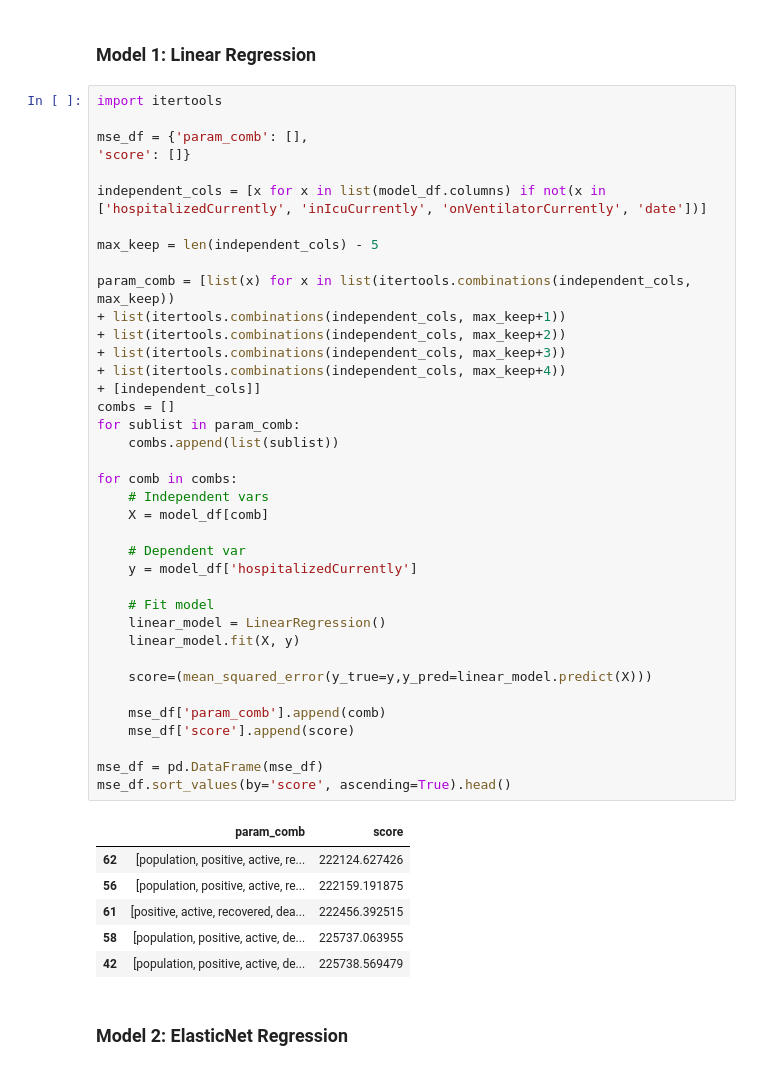
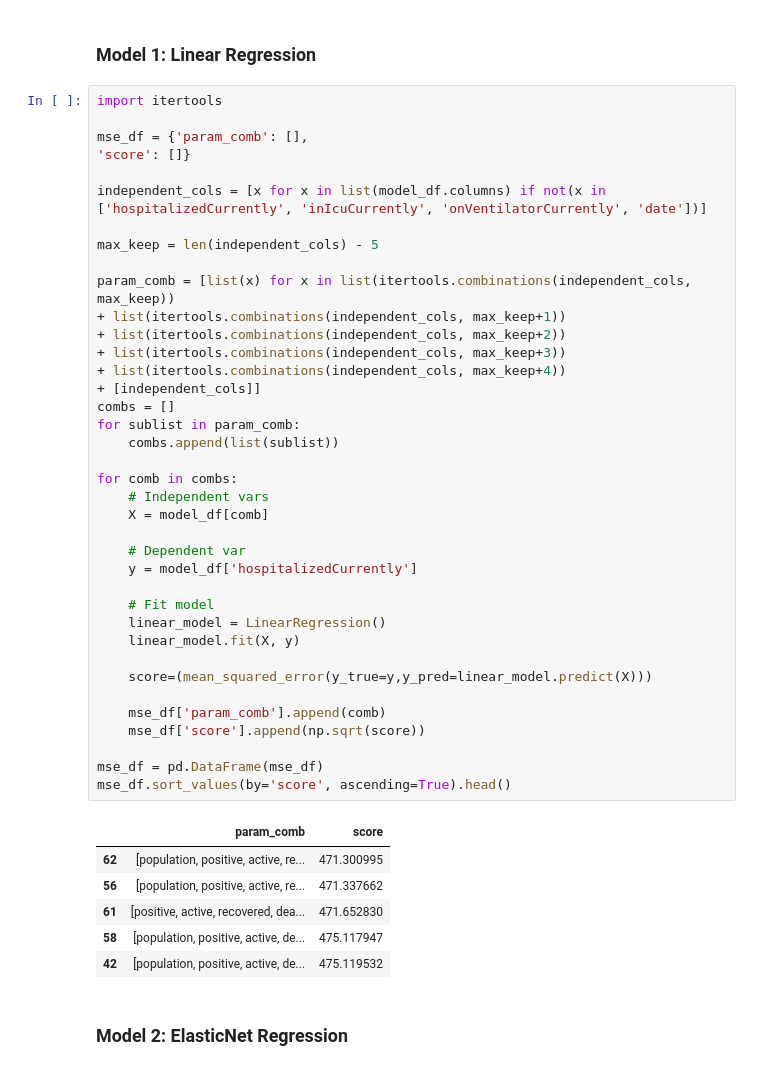
Before and after one commit to neilmizzi/COVID19, a Jupyter notebook: main.ipynb, the cells around one changed output. Saved outputs shown, nothing was run; the diff lists cells and outputs as text.

```diff
--- a/main.ipynb
+++ b/main.ipynb
@@ -417,39 +417,39 @@ max_keep = len(independent_cols) - 5
 
 param_comb = [list(x) for x in list(itertools.combinations(independent_cols, max_keep))
 + list(itertools.combinations(independent_cols, max_keep+1))
 + list(itertools.combinations(independent_cols, max_keep+2))
 + list(itertools.combinations(independent_cols, max_keep+3))
 + list(itertools.combinations(independent_cols, max_keep+4))
 + [independent_cols]]
 combs = []
 for sublist in param_comb:
     combs.append(list(sublist))
 
 for comb in combs:
     # Independent vars
     X = model_df[comb]
 
     # Dependent var
     y = model_df['hospitalizedCurrently']
 
     # Fit model
     linear_model = LinearRegression()
     linear_model.fit(X, y)
 
     score=(mean_squared_error(y_true=y,y_pred=linear_model.predict(X)))
 
     mse_df['param_comb'].append(comb)
-    mse_df['score'].append(score)
+    mse_df['score'].append(np.sqrt(score))
 
 mse_df = pd.DataFrame(mse_df)
 mse_df.sort_values(by='score', ascending=True).head()
 # %% [output]
 |  | param_comb | score |
-| 62 | [population, positive, active, re... | 222124.627426 |
-| 56 | [population, positive, active, re... | 222159.191875 |
-| 61 | [positive, active, recovered, dea... | 222456.392515 |
-| 58 | [population, positive, active, de... | 225737.063955 |
-| 42 | [population, positive, active, de... | 225738.569479 |
+| 62 | [population, positive, active, re... | 471.300995 |
+| 56 | [population, positive, active, re... | 471.337662 |
+| 61 | [positive, active, recovered, dea... | 471.652830 |
+| 58 | [population, positive, active, de... | 475.117947 |
+| 42 | [population, positive, active, de... | 475.119532 |
 # %% [markdown]
 ### Model 2: ElasticNet Regression
 # %%
```
Also changed, not shown: parts of 3 cells of this notebook.
